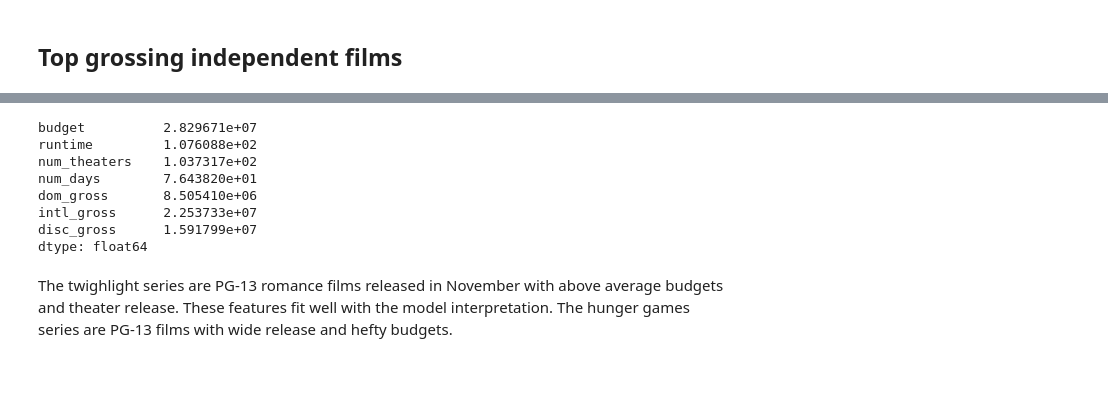
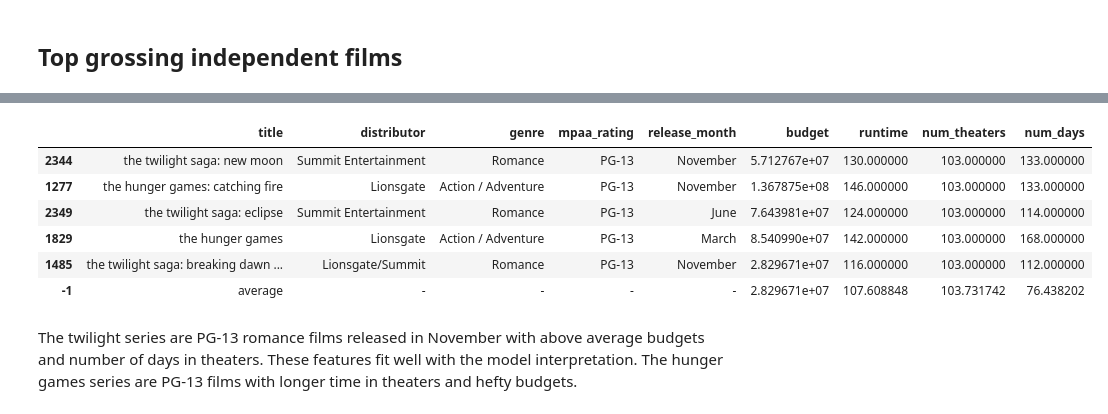
Before and after one commit to kevscon/Project-2, a Jupyter notebook: modeling.ipynb, the cells around one changed output, grey strips where cells are left out. Cells and saved outputs as stored; diff of their text form; code cells hidden in the pictures; blank space fills up the shorter version.

```diff
--- a/modeling.ipynb
+++ b/modeling.ipynb
@@ -434,14 +436,15 @@ df.iloc[y.nlargest(5).index, :]
-# %%
-# average values for comparison
-df.mean(axis=0)
-# %% [output]
-budget          2.829671e+07
-runtime         1.076088e+02
-num_theaters    1.037317e+02
-num_days        7.643820e+01
-dom_gross       8.505410e+06
-intl_gross      2.253733e+07
-disc_gross      1.591799e+07
-dtype: float64
+# %%
+df_top.loc[-1] = ['average', '-', '-', '-', '-',
+                  df.mean(axis=0)[0], df.mean(axis=0)[1], df.mean(axis=0)[2], df.mean(axis=0)[3]]
+# %%
+df_top
+# %% [output]
+|  | title | distributor | genre | mpaa_rating | release_month | budget | runtime | num_theaters | num_days |
+| 2344 | the twilight saga: new moon | Summit Entertainment | Romance | PG-13 | November | 5.712767e+07 | 130.000000 | 103.000000 | 133.000000 |
+| 1277 | the hunger games: catching fire | Lionsgate | Action / Adventure | PG-13 | November | 1.367875e+08 | 146.000000 | 103.000000 | 133.000000 |
+| 2349 | the twilight saga: eclipse | Summit Entertainment | Romance | PG-13 | June | 7.643981e+07 | 124.000000 | 103.000000 | 114.000000 |
+| 1829 | the hunger games | Lionsgate | Action / Adventure | PG-13 | March | 8.540990e+07 | 142.000000 | 103.000000 | 168.000000 |
+| 1485 | the twilight saga: breaking dawn ... | Lionsgate/Summit | Romance | PG-13 | November | 2.829671e+07 | 116.000000 | 103.000000 | 112.000000 |
+| -1 | average | - | - | - | - | 2.829671e+07 | 107.608848 | 103.731742 | 76.438202 |
 # %% [markdown]
-The twighlight series are PG-13 romance films released in November with above average budgets and theater release. These features fit well with the model interpretation. The hunger games series are PG-13 films with wide release and hefty budgets.
+The twilight series are PG-13 romance films released in November with above average budgets and number of days in theaters. These features fit well with the model interpretation. The hunger games series are PG-13 films with longer time in theaters and hefty budgets.
```
Also changed, not shown: parts of 4 cells of this notebook.
